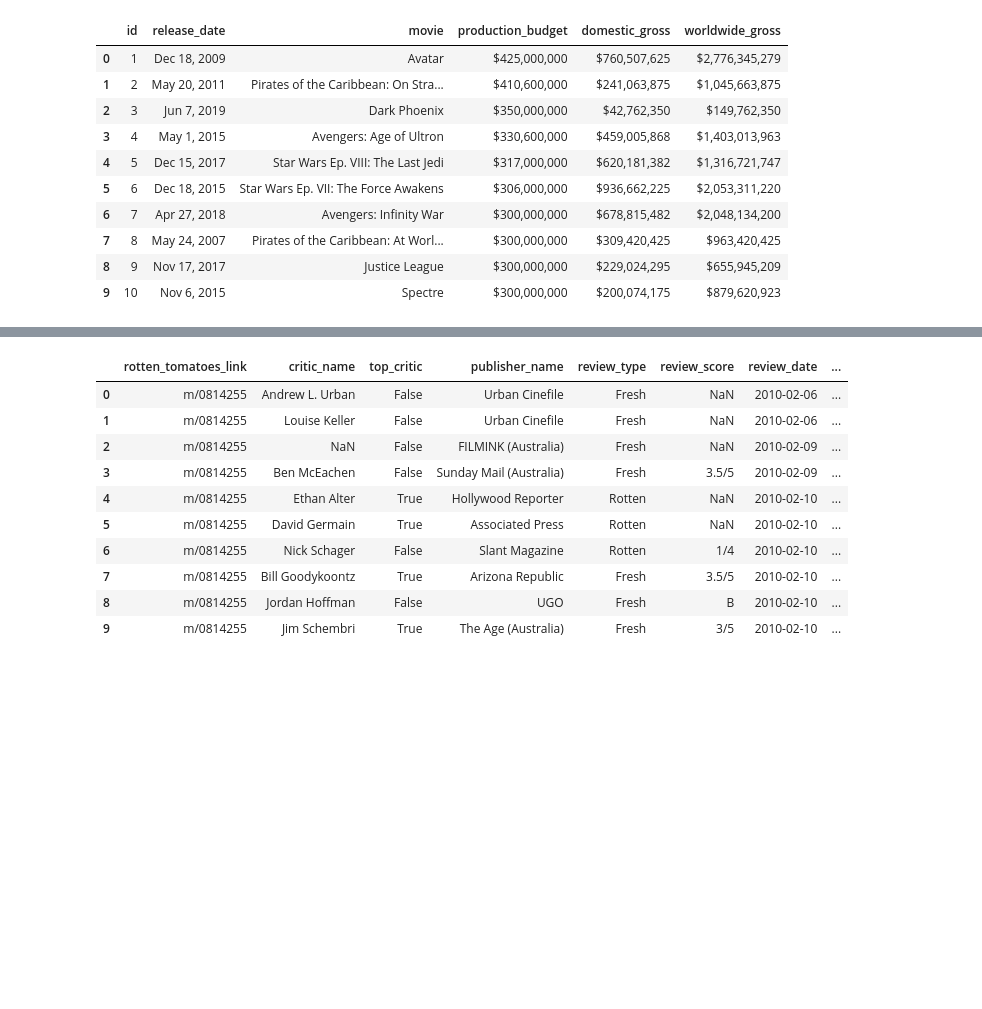
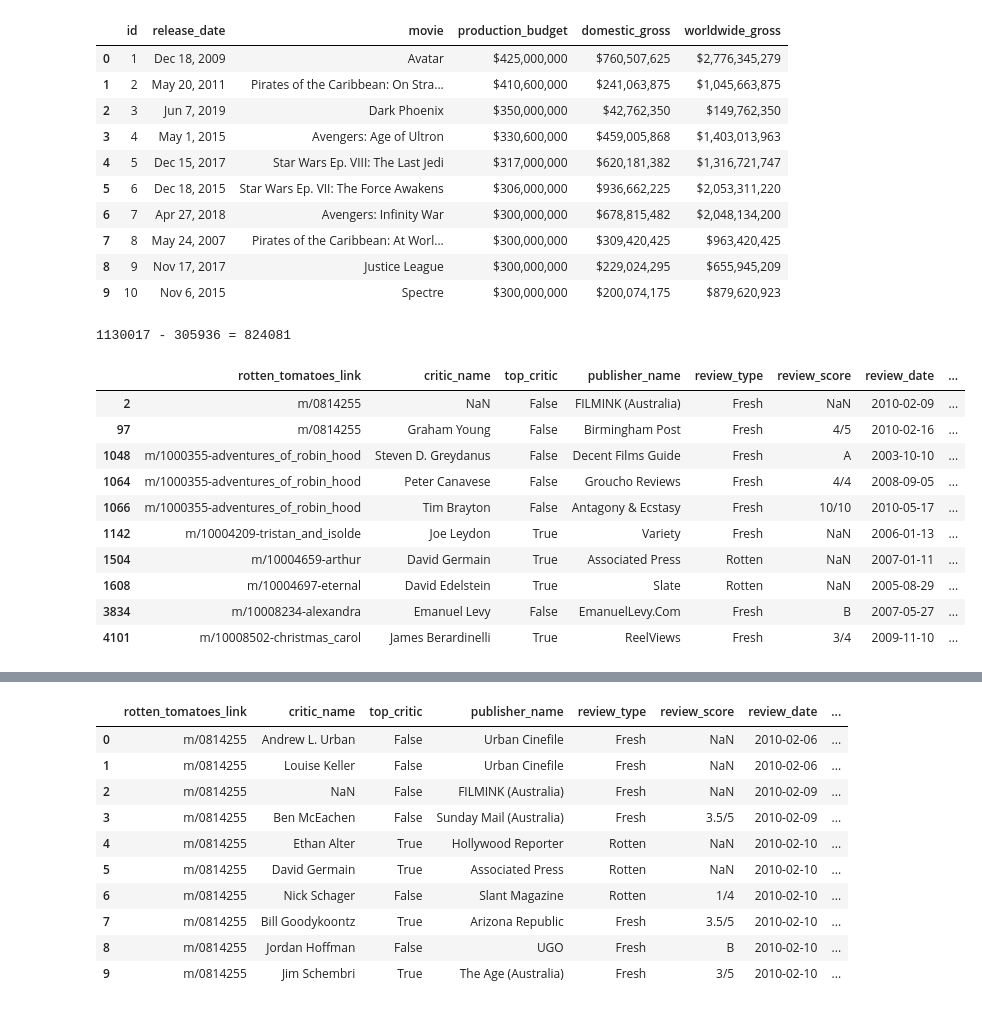
Before and after one commit to samtuleen/Phase1-Microsoft-Movie-Analysis-Project, a Jupyter notebook: dsc-phase1-project-template-Copy1.ipynb, the cells around one changed output, grey strips where cells are left out. Saved outputs shown, nothing was run; the diff lists cells and outputs as text; code cells hidden in the pictures; blank space fills up the shorter version.

```diff
--- a/dsc-phase1-project-template-Copy1.ipynb
+++ b/dsc-phase1-project-template-Copy1.ipynb
@@ -384,3 +345,26 @@ tn_mb.head(10)
 | 7 | 8 | May 24, 2007 | Pirates of the Caribbean: At Worl... | $300,000,000 | $309,420,425 | $963,420,425 |
 | 8 | 9 | Nov 17, 2017 | Justice League | $300,000,000 | $229,024,295 | $655,945,209 |
 | 9 | 10 | Nov 6, 2015 | Spectre | $300,000,000 | $200,074,175 | $879,620,923 |
+# %%
+#Deciding if whether or not I should drop the below review score column.
+total_reviews = len(rt_cr['review_score'])
+total_null = rt_cr['review_score'].isna().sum()
+answer = len(rt_cr['review_score']) - rt_cr['review_score'].isna().sum()
+print(f'{total_reviews} - {total_null} = {answer}')
+# %% [output]
+1130017 - 305936 = 824081
+# %%
+good_reviews = rt_cr[rt_cr['review_content'].str.contains('top-notch|rousing')]
+good_reviews.head(10)
+# %% [output]
+|  | rotten_tomatoes_link | critic_name | top_critic | publisher_name | review_type | review_score | review_date | ... |
+| 2 | m/0814255 | NaN | False | FILMINK (Australia) | Fresh | NaN | 2010-02-09 | ... |
+| 97 | m/0814255 | Graham Young | False | Birmingham Post | Fresh | 4/5 | 2010-02-16 | ... |
+| 1048 | m/1000355-adventures_of_robin_hood | Steven D. Greydanus | False | Decent Films Guide | Fresh | A | 2003-10-10 | ... |
+| 1064 | m/1000355-adventures_of_robin_hood | Peter Canavese | False | Groucho Reviews | Fresh | 4/4 | 2008-09-05 | ... |
+| 1066 | m/1000355-adventures_of_robin_hood | Tim Brayton | False | Antagony & Ecstasy | Fresh | 10/10 | 2010-05-17 | ... |
+| 1142 | m/10004209-tristan_and_isolde | Joe Leydon | True | Variety | Fresh | NaN | 2006-01-13 | ... |
+| 1504 | m/10004659-arthur | David Germain | True | Associated Press | Rotten | NaN | 2007-01-11 | ... |
+| 1608 | m/10004697-eternal | David Edelstein | True | Slate | Rotten | NaN | 2005-08-29 | ... |
+| 3834 | m/10008234-alexandra | Emanuel Levy | False | EmanuelLevy.Com | Fresh | B | 2007-05-27 | ... |
+| 4101 | m/10008502-christmas_carol | James Berardinelli | True | ReelViews | Fresh | 3/4 | 2009-11-10 | ... |
```
Also changed, not shown: parts of 8 cells of this notebook.
